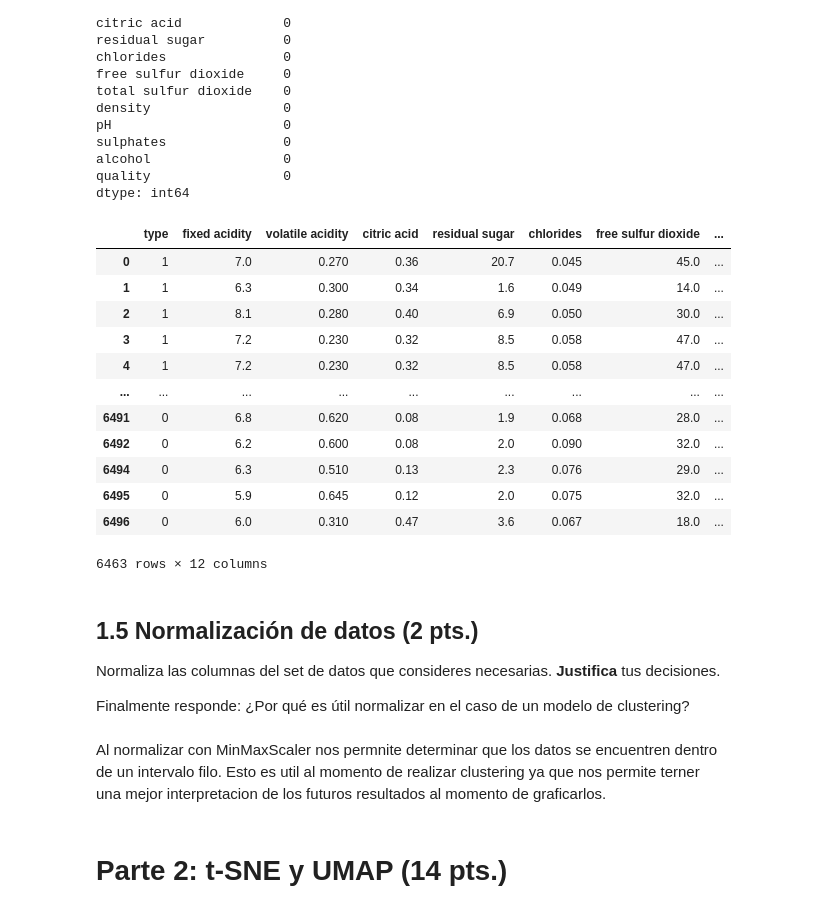
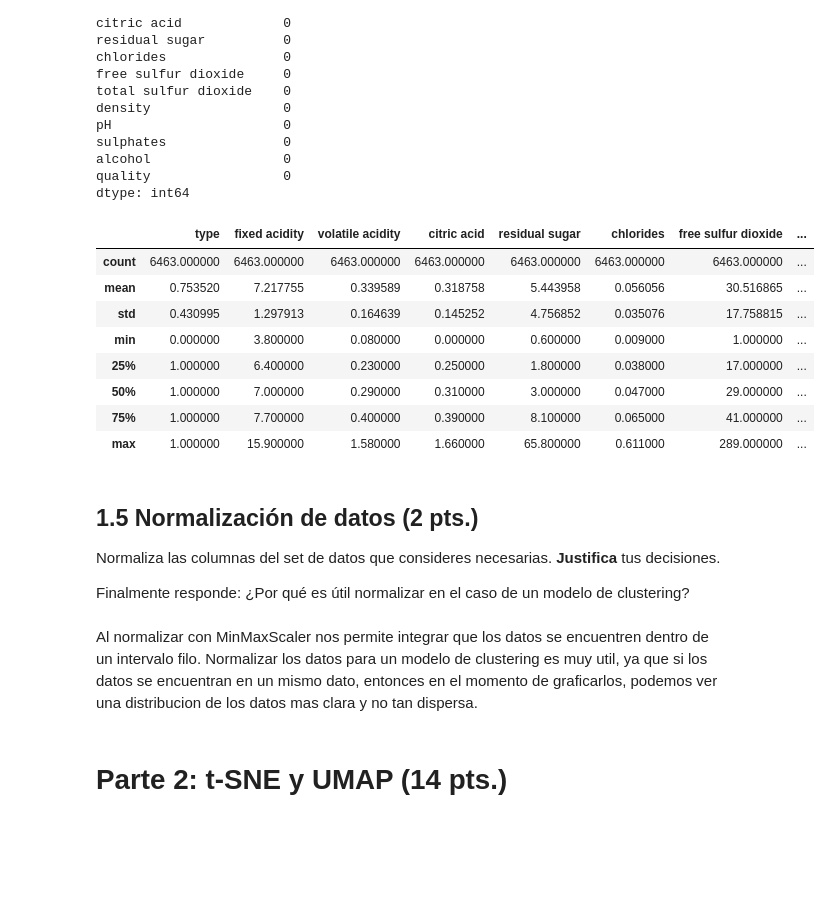
Before and after one commit to pedrozavalat/iic2433-tareas, a Jupyter notebook: t2/T2.ipynb, the cells around one changed output. Saved outputs shown, nothing was run; the diff lists cells and outputs as text; code cells hidden in the pictures; blank space fills up the shorter version.

```diff
--- a/t2/T2.ipynb
+++ b/t2/T2.ipynb
@@ -162,20 +162,16 @@ y = sample_cleaned['quality']
 sample_cleaned = sample_cleaned.drop(['quality'], axis=1)
 # %%
-sample_cleaned
+sample_cleaned.describe()
 # %% [output]
 |  | type | fixed acidity | volatile acidity | citric acid | residual sugar | chlorides | free sulfur dioxide | ... |
-| 0 | 1 | 7.0 | 0.270 | 0.36 | 20.7 | 0.045 | 45.0 | ... |
-| 1 | 1 | 6.3 | 0.300 | 0.34 | 1.6 | 0.049 | 14.0 | ... |
-| 2 | 1 | 8.1 | 0.280 | 0.40 | 6.9 | 0.050 | 30.0 | ... |
-| 3 | 1 | 7.2 | 0.230 | 0.32 | 8.5 | 0.058 | 47.0 | ... |
-| 4 | 1 | 7.2 | 0.230 | 0.32 | 8.5 | 0.058 | 47.0 | ... |
-| ... | ... | ... | ... | ... | ... | ... | ... | ... |
-| 6491 | 0 | 6.8 | 0.620 | 0.08 | 1.9 | 0.068 | 28.0 | ... |
-| 6492 | 0 | 6.2 | 0.600 | 0.08 | 2.0 | 0.090 | 32.0 | ... |
-| 6494 | 0 | 6.3 | 0.510 | 0.13 | 2.3 | 0.076 | 29.0 | ... |
-| 6495 | 0 | 5.9 | 0.645 | 0.12 | 2.0 | 0.075 | 32.0 | ... |
-| 6496 | 0 | 6.0 | 0.310 | 0.47 | 3.6 | 0.067 | 18.0 | ... |
+| count | 6463.000000 | 6463.000000 | 6463.000000 | 6463.000000 | 6463.000000 | 6463.000000 | 6463.000000 | ... |
+| mean | 0.753520 | 7.217755 | 0.339589 | 0.318758 | 5.443958 | 0.056056 | 30.516865 | ... |
+| std | 0.430995 | 1.297913 | 0.164639 | 0.145252 | 4.756852 | 0.035076 | 17.758815 | ... |
+| min | 0.000000 | 3.800000 | 0.080000 | 0.000000 | 0.600000 | 0.009000 | 1.000000 | ... |
+| 25% | 1.000000 | 6.400000 | 0.230000 | 0.250000 | 1.800000 | 0.038000 | 17.000000 | ... |
+| 50% | 1.000000 | 7.000000 | 0.290000 | 0.310000 | 3.000000 | 0.047000 | 29.000000 | ... |
+| 75% | 1.000000 | 7.700000 | 0.400000 | 0.390000 | 8.100000 | 0.065000 | 41.000000 | ... |
+| max | 1.000000 | 15.900000 | 1.580000 | 1.660000 | 65.800000 | 0.611000 | 289.000000 | ... |
-6463 rows × 12 columns
 # %% [markdown]
 ## 1.5 Normalización de datos (2 pts.)
 
@@ -190,8 +186,9 @@ scaler = preprocessing.MinMaxScaler()
 sample_cleaned[columns] = scaler.fit_transform(sample_cleaned[columns])
 X_normalized = sample_cleaned
 # %% [markdown]
-Al normalizar con MinMaxScaler nos permnite determinar que los datos se encuentren dentro de un intervalo filo. Esto es util al momento de
-realizar clustering ya que nos permite terner una mejor interpretacion de los futuros resultados al momento de graficarlos.
+Al normalizar con MinMaxScaler nos permite integrar que los datos se encuentren dentro de un intervalo filo. Normalizar los datos para un modelo de clustering
+es muy util, ya que si los datos se encuentran en un mismo dato, entonces en el momento de graficarlos, podemos
+ver una distribucion de los datos mas clara y no tan dispersa.
 # %% [markdown]
 # Parte 2: t-SNE y UMAP (14 pts.)
 # %% [markdown]
```
Also changed, not shown: parts of 34 cells of this notebook.
